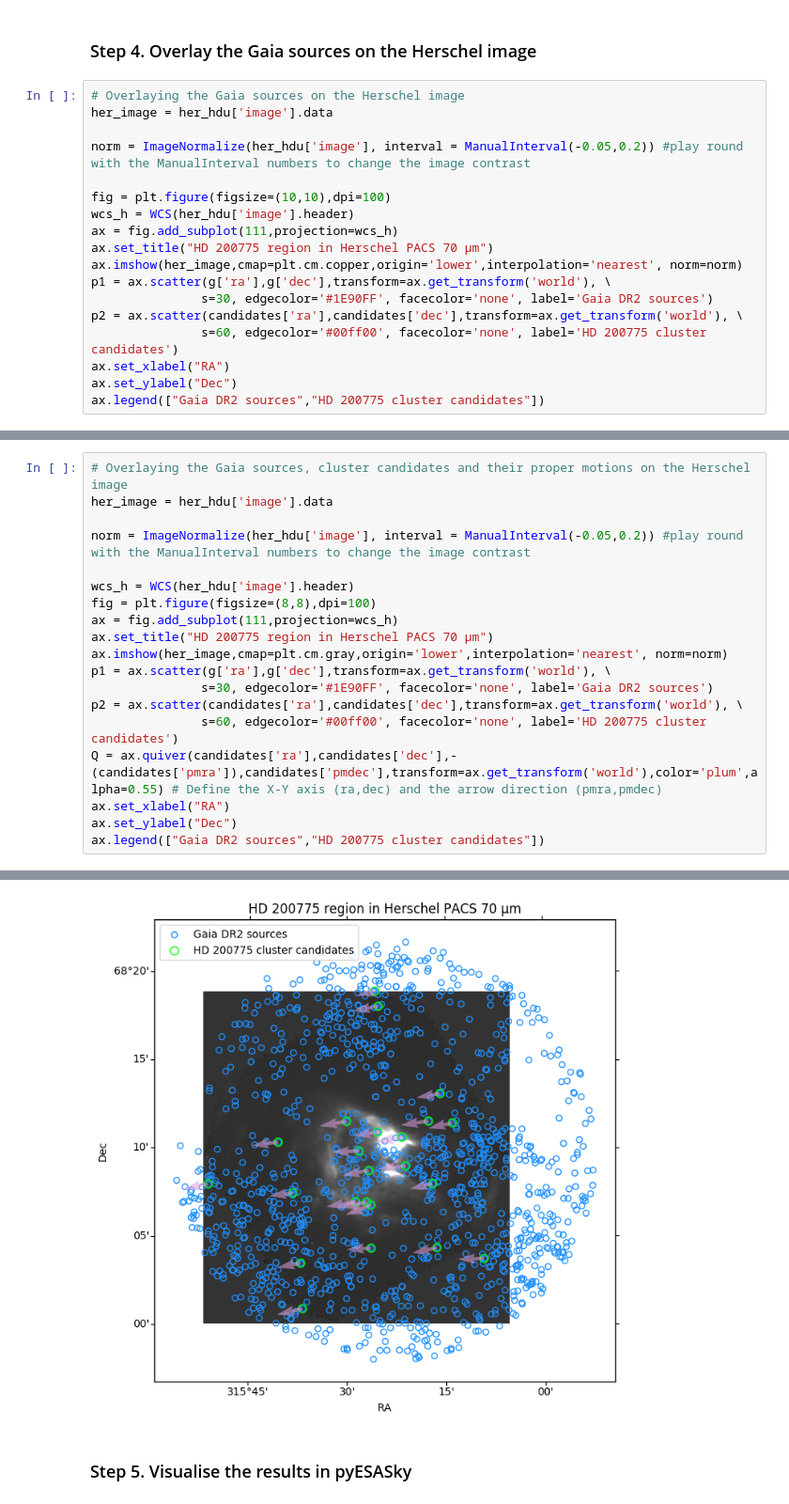
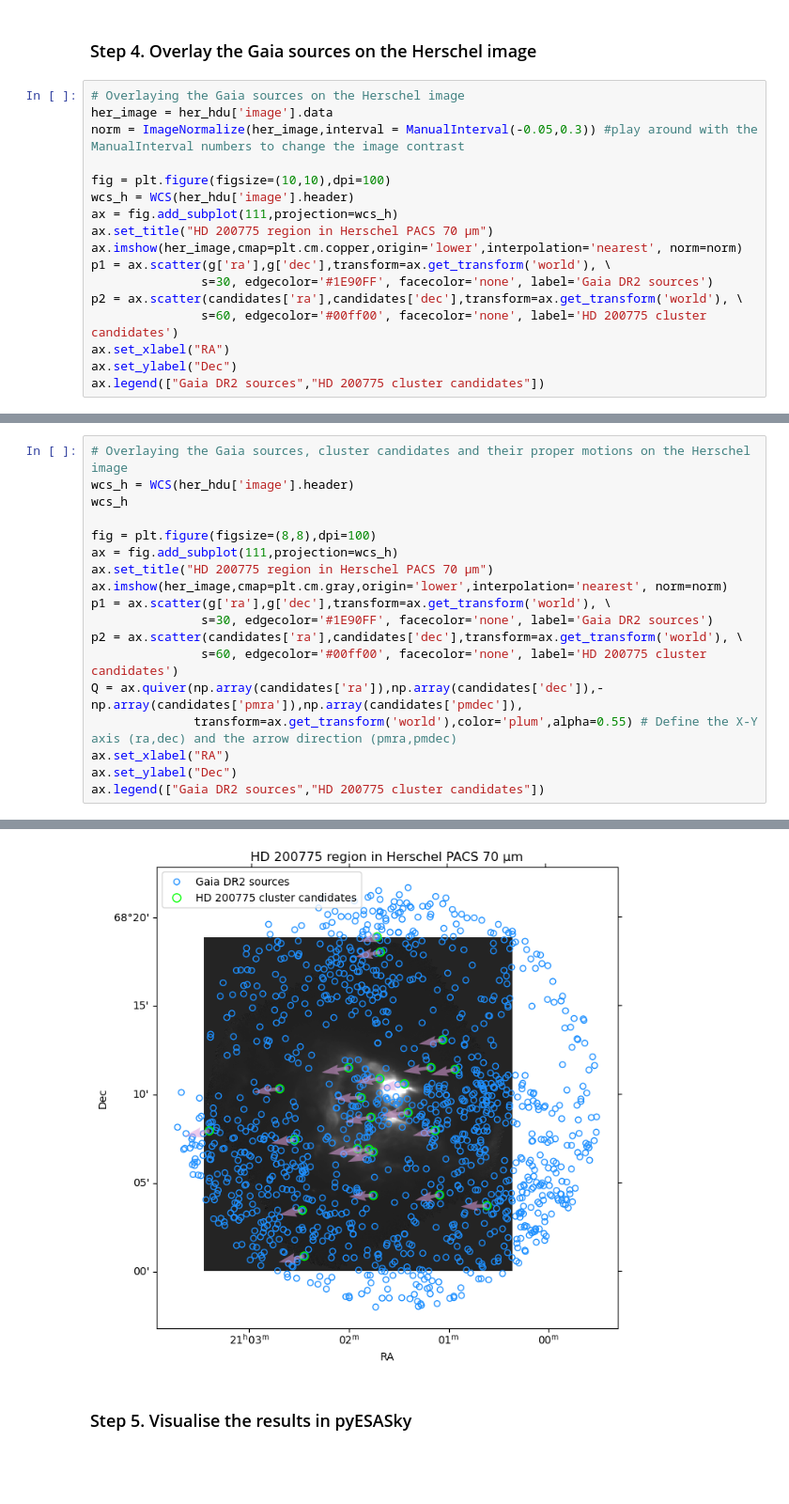
Before and after one commit to esdc-esac-esa-int/notebooks, a Jupyter notebook: Cluster_Analysis_example.ipynb, the cells around one changed output, grey strips where cells are left out. Shown at 94% size. Saved outputs shown, nothing was run; the diff lists cells and outputs as text; blank space fills up the shorter version.

```diff
--- a/Cluster_Analysis_example.ipynb
+++ b/Cluster_Analysis_example.ipynb
@@ -275,8 +312,7 @@ DS_3    =                    4 / HDU of Child Dataset
 # %%
 # Overlaying the Gaia sources on the Herschel image
 her_image = her_hdu['image'].data
-
-norm = ImageNormalize(her_hdu['image'], interval = ManualInterval(-0.05,0.2)) #play round with the ManualInterval numbers to change the image contrast
+norm = ImageNormalize(her_image,interval = ManualInterval(-0.05,0.3)) #play around with the ManualInterval numbers to change the image contrast
 
 fig = plt.figure(figsize=(10,10),dpi=100)
 wcs_h = WCS(her_hdu['image'].header)
@@ -296,25 +332,24 @@ ax.legend(["Gaia DR2 sources","HD 200775 cluster candidates"])
 # %%
 # Overlaying the Gaia sources, cluster candidates and their proper motions on the Herschel image
-her_image = her_hdu['image'].data
+wcs_h = WCS(her_hdu['image'].header)
+wcs_h
 
-norm = ImageNormalize(her_hdu['image'], interval = ManualInterval(-0.05,0.2)) #play round with the ManualInterval numbers to change the image contrast
-
-wcs_h = WCS(her_hdu['image'].header)
 fig = plt.figure(figsize=(8,8),dpi=100)
 ax = fig.add_subplot(111,projection=wcs_h)
 ax.set_title("HD 200775 region in Herschel PACS 70 µm")
 ax.imshow(her_image,cmap=plt.cm.gray,origin='lower',interpolation='nearest', norm=norm)
 p1 = ax.scatter(g['ra'],g['dec'],transform=ax.get_transform('world'), \
                s=30, edgecolor='#1E90FF', facecolor='none', label='Gaia DR2 sources')
 p2 = ax.scatter(candidates['ra'],candidates['dec'],transform=ax.get_transform('world'), \
                s=60, edgecolor='#00ff00', facecolor='none', label='HD 200775 cluster candidates')
-Q = ax.quiver(candidates['ra'],candidates['dec'],-(candidates['pmra']),candidates['pmdec'],transform=ax.get_transform('world'),color='plum',alpha=0.55) # Define the X-Y axis (ra,dec) and the arrow direction (pmra,pmdec)
+Q = ax.quiver(np.array(candidates['ra']),np.array(candidates['dec']),-np.array(candidates['pmra']),np.array(candidates['pmdec']),
+              transform=ax.get_transform('world'),color='plum',alpha=0.55) # Define the X-Y axis (ra,dec) and the arrow direction (pmra,pmdec)
 ax.set_xlabel("RA")
 ax.set_ylabel("Dec")
 ax.legend(["Gaia DR2 sources","HD 200775 cluster candidates"])
 # %% [output]
 <matplotlib.legend.Legend at 0x...>
-[figure, old version]
+[figure, new version]
 # %% [markdown]
 ### Step 5. Visualise the results in pyESASky
 # %%
```
Also changed, not shown: parts of 19 cells of this notebook, 3 other files.
